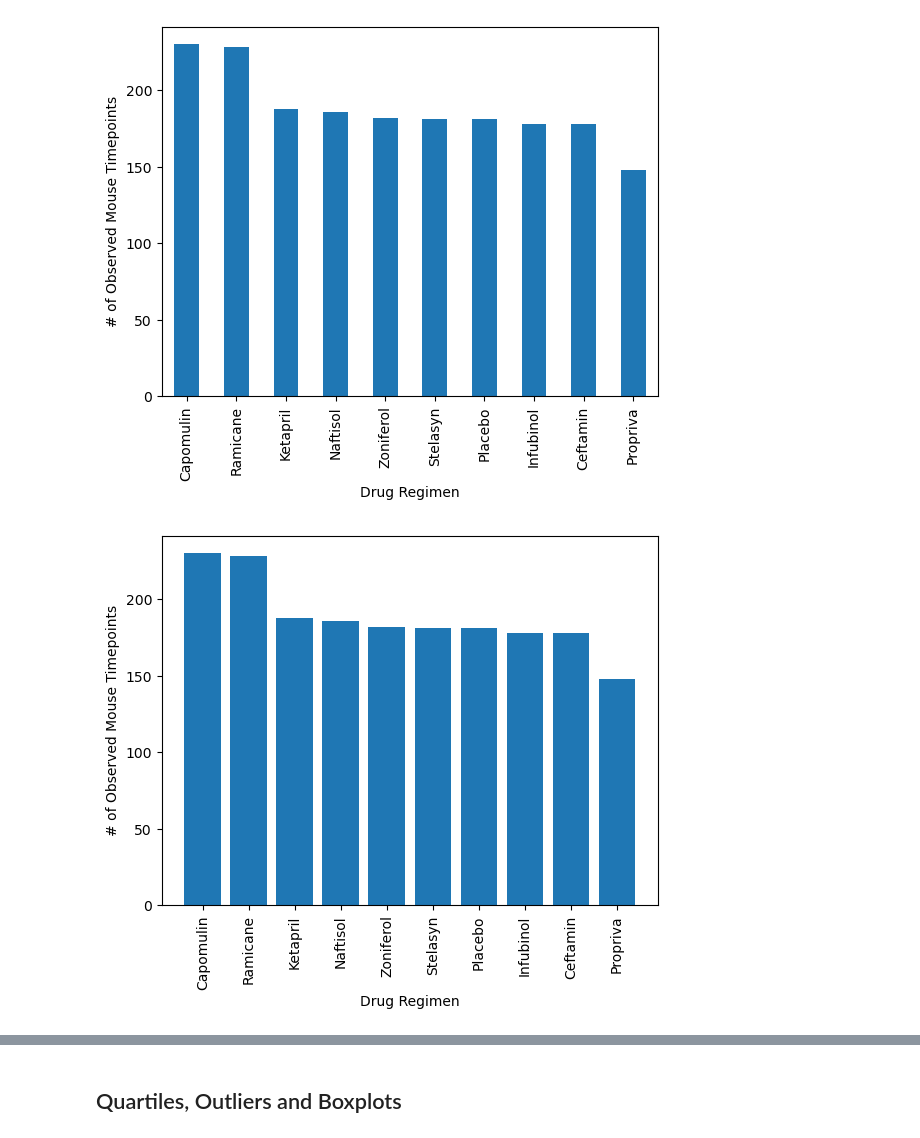
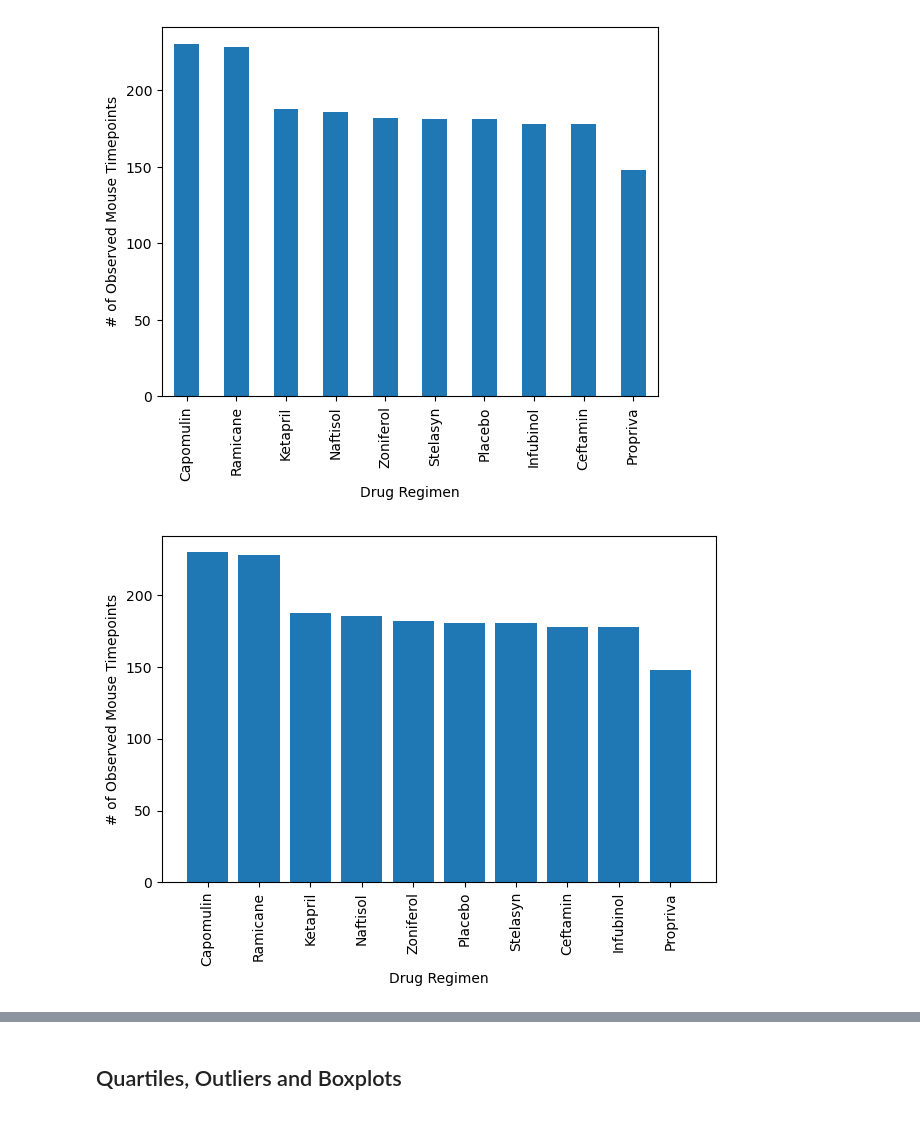
Before and after one commit to alyssahondrade/matplotlib-challenge, a Jupyter notebook: pymaceuticals.ipynb, the cells around one changed output, grey strips where cells are left out. Cells and saved outputs as stored; diff of their text form; code cells hidden in the pictures.

```diff
--- a/pymaceuticals.ipynb
+++ b/pymaceuticals.ipynb
@@ -238,5 +238,11 @@ Text(0, 0.5, '# of Observed Mouse Timepoints')
 [figure]
 # %%
 # Generate a bar plot showing the total number of rows (Mouse ID/Timepoints) for each drug regimen using pyplot.
+sorted_bar_data = bar_data['Timepoint'].sort_values(ascending=False)
+plt.bar(sorted_bar_data.index, sorted_bar_data.values)
+plt.xlabel("Drug Regimen")
+plt.xticks(rotation=90)
+plt.ylabel("# of Observed Mouse Timepoints")
+plt.tight_layout()
 # %% [output]
-[figure, old version]
+[figure, new version]
```
Also changed, not shown: parts of 6 cells of this notebook, 1 other file.
